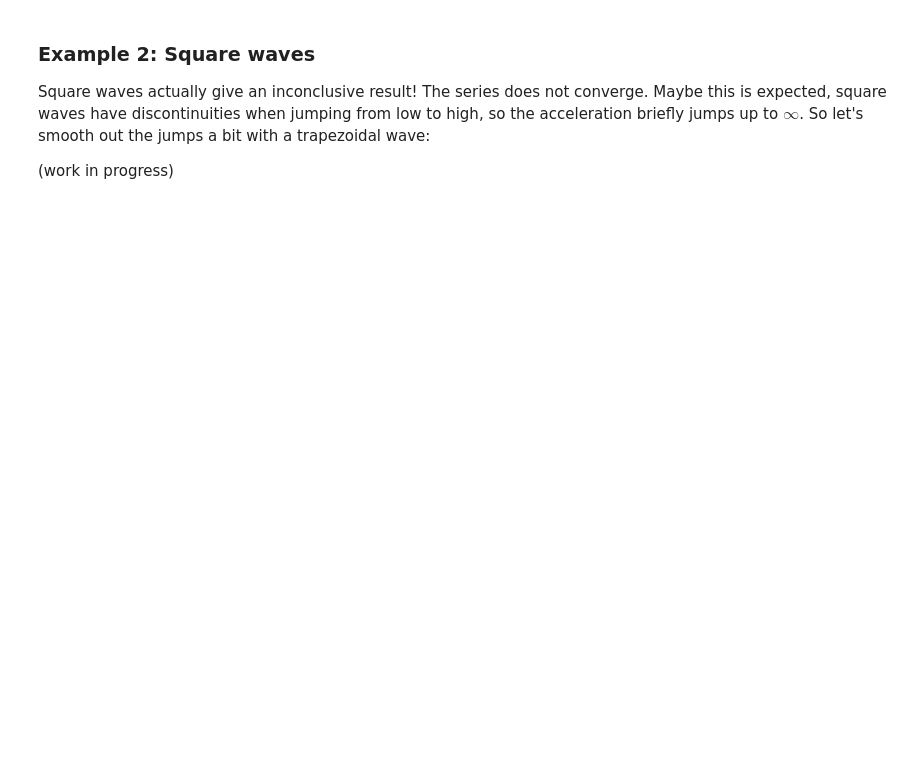
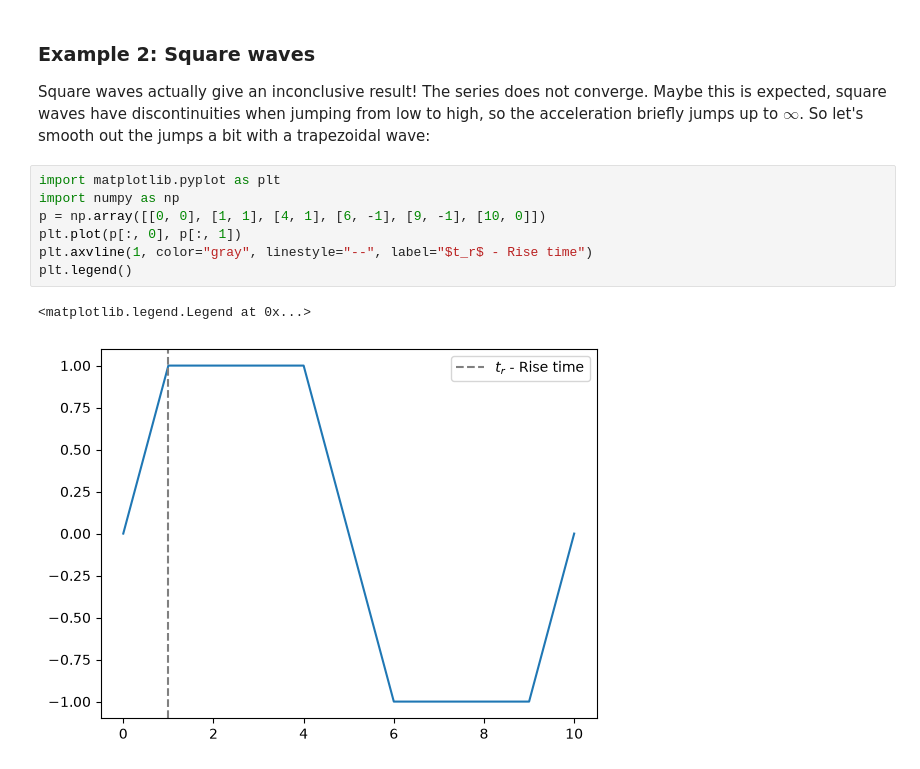
Before and after one commit to Will-Drac/IPT-2027, a Jupyter notebook: Stability Derivation.ipynb, the cells around one changed output. Saved outputs shown, nothing was run; the diff lists cells and outputs as text; blank space fills up the shorter version.

```diff
--- a/Stability Derivation.ipynb
+++ b/Stability Derivation.ipynb
@@ -254,5 +254,13 @@ Note that $\pi/2$ is slightly greater than $\sqrt{2}$. The Kapitza pendulum shou
 ### Example 2: Square waves
 
 Square waves actually give an inconclusive result! The series does not converge. Maybe this is expected, square waves have discontinuities when jumping from low to high, so the acceleration briefly jumps up to $\infty$. So let's smooth out the jumps a bit with a trapezoidal wave:
-
-(work in progress)
+# %%
+import matplotlib.pyplot as plt
+import numpy as np
+p = np.array([[0, 0], [1, 1], [4, 1], [6, -1], [9, -1], [10, 0]])
+plt.plot(p[:, 0], p[:, 1])
+plt.axvline(1, color="gray", linestyle="--", label="$t_r$ - Rise time")
+plt.legend()
+# %% [output]
+<matplotlib.legend.Legend at 0x...>
+[figure, added]
```
Also changed, not shown: parts of 4 cells of this notebook, 1 other file.
